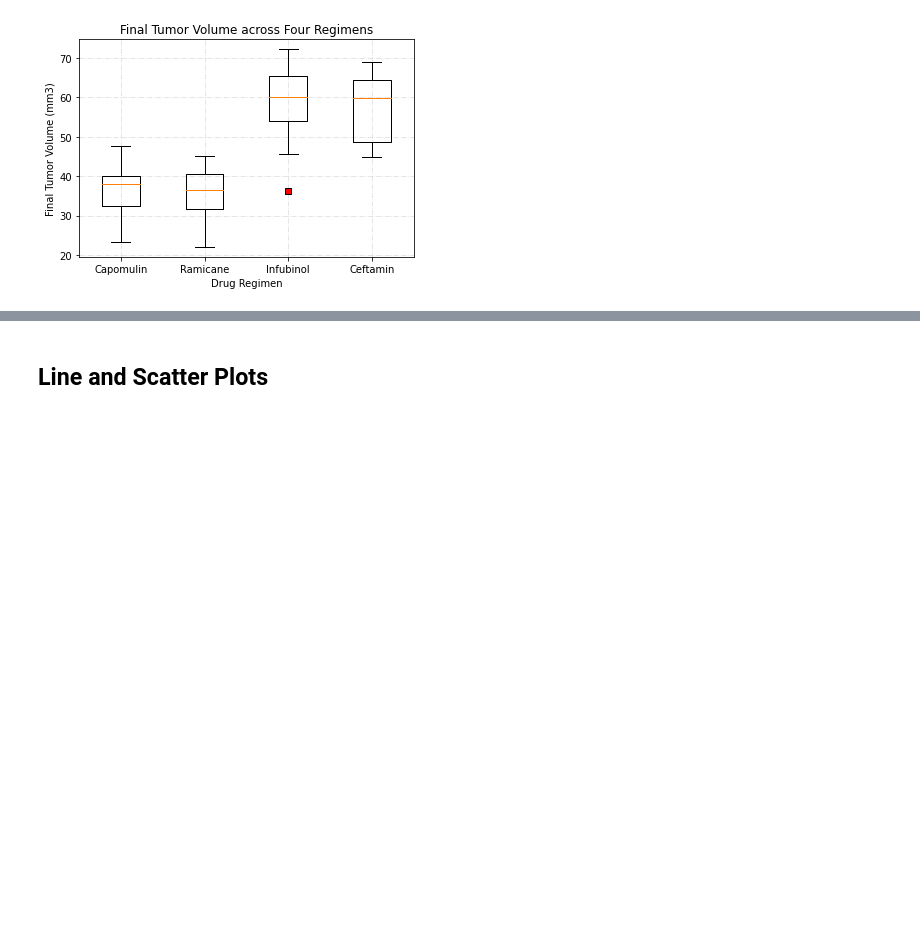
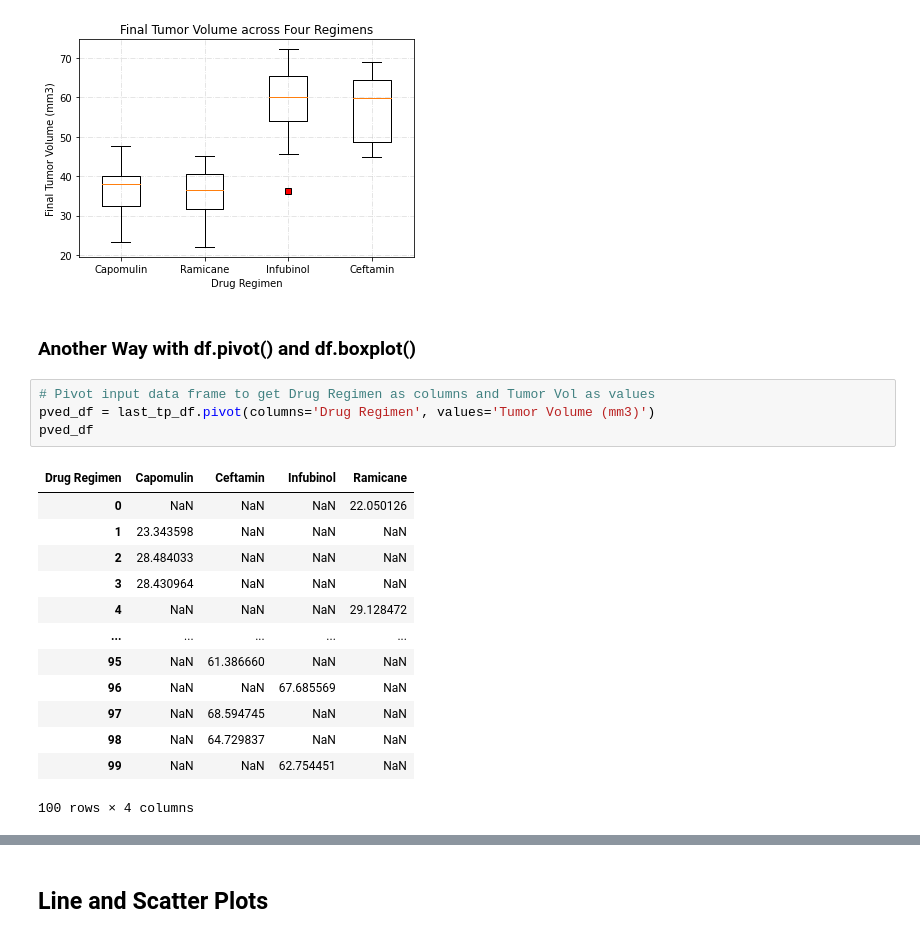
Before and after one commit to kk-deng/Pymaceuticals-Matplotlib, a Jupyter notebook: pymaceuticals_starter.ipynb, the cells around one changed output, grey strips where cells are left out. Cells and saved outputs as stored; diff of their text form; blank space fills up the shorter version.

```diff
--- a/pymaceuticals_starter.ipynb
+++ b/pymaceuticals_starter.ipynb
@@ -331,3 +331,23 @@ plt.grid(linestyle='-.', alpha = 0.4)
 plt.show()
 # %% [output]
 [figure]
+# %% [markdown]
+### Another Way with df.pivot() and df.boxplot()
+# %%
+# Pivot input data frame to get Drug Regimen as columns and Tumor Vol as values
+pved_df = last_tp_df.pivot(columns='Drug Regimen', values='Tumor Volume (mm3)')
+pved_df
+# %% [output]
+| Drug Regimen | Capomulin | Ceftamin | Infubinol | Ramicane |
+| 0 | NaN | NaN | NaN | 22.050126 |
+| 1 | 23.343598 | NaN | NaN | NaN |
+| 2 | 28.484033 | NaN | NaN | NaN |
+| 3 | 28.430964 | NaN | NaN | NaN |
+| 4 | NaN | NaN | NaN | 29.128472 |
+| ... | ... | ... | ... | ... |
+| 95 | NaN | 61.386660 | NaN | NaN |
+| 96 | NaN | NaN | 67.685569 | NaN |
+| 97 | NaN | 68.594745 | NaN | NaN |
+| 98 | NaN | 64.729837 | NaN | NaN |
+| 99 | NaN | NaN | 62.754451 | NaN |
+100 rows × 4 columns
```
Also changed, not shown: parts of 1 cell of this notebook.
